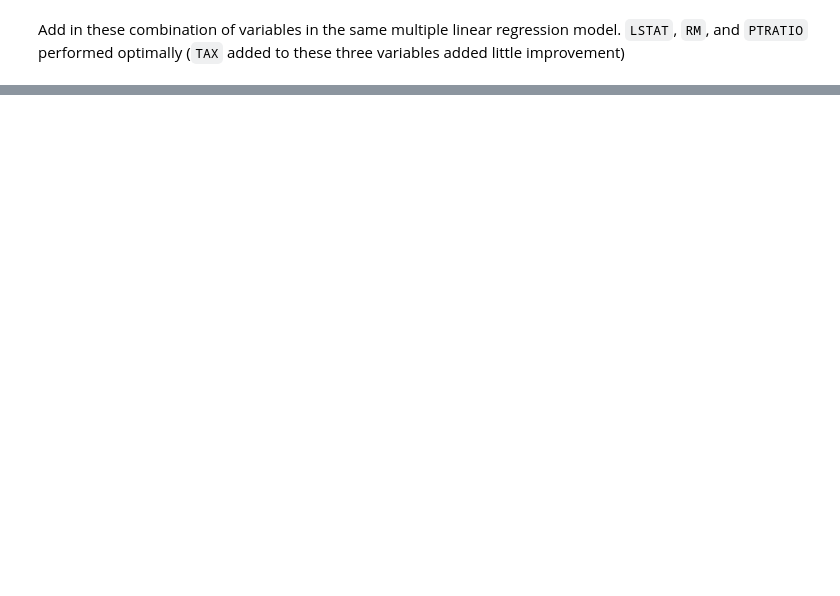
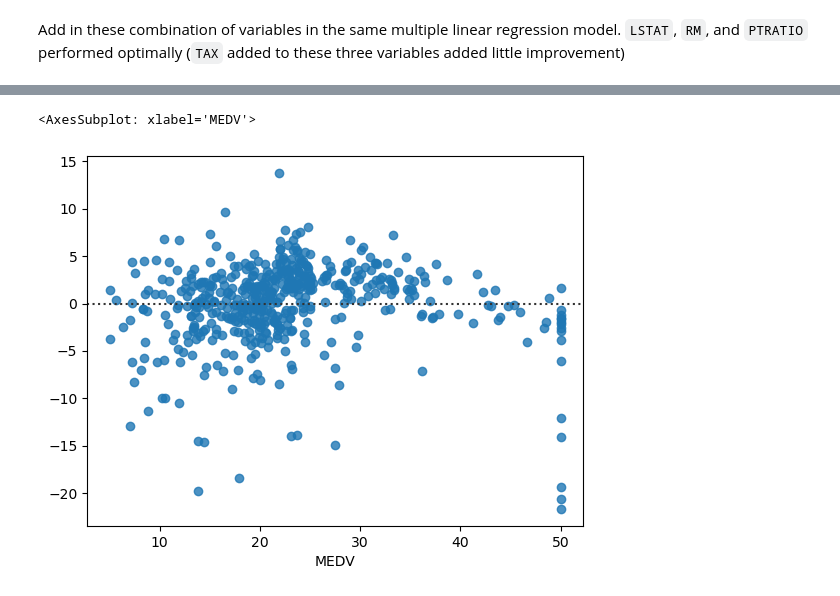
Before and after one commit to b-o-l-l-a/aes-eeng415, a Jupyter notebook: hw4/hw4.ipynb, the cells around one changed output, grey strips where cells are left out. Drawn from its saved outputs; the diff is of its cells as text; code cells hidden in the pictures; blank space fills up the shorter version.

```diff
--- a/hw4/hw4.ipynb
+++ b/hw4/hw4.ipynb
@@ -155,0 +120,20 @@ pd.DataFrame(multi_lm_metrics)
+# %%
+predictor_df_w_interactions = predictor_df.copy()
+
+interaction_lm = []
+
+for idx, first_colname in enumerate(predictor_df):
+    for remaining_cols in range(idx + 1, len(predictor_df.columns)):
+        #print(idx, col)
+        #print(predictor_df_w_interactions.columns[remaining_cols])
+        second_colname = predictor_df_w_interactions.columns[remaining_cols]
+        predictor_df_w_interactions[f"{first_colname}*{second_colname}"] = predictor_df_w_interactions[first_colname] * predictor_df_w_interactions[second_colname]
+
+        X = np.array(predictor_df_w_interactions[f"{first_colname}*{second_colname}"]).reshape(-1, 1)
+        y = np.array(response_df).reshape(-1, 1)
+
+
+        interaction_linear_regr = linear_model.LinearRegression()
+        interaction_linear_regr.fit(X, y)
+        r_squared = interaction_linear_regr.score(X, y)
+        interaction_lm.append({"predictors": f"{first_colname}*{second_colname}", "r_squared" : r_squared})
@@ -155,0 +183,19 @@ pd.DataFrame(multi_lm_metrics)
+# %%
+final_lm = linear_model.LinearRegression()
+
+
+final_lm.fit(predictor_df_w_interactions[["INDUS*NOX", "LSTAT", "RM", "PTRATIO", "TAX"]], response_df)
+r_squared = final_lm.score(predictor_df_w_interactions[["INDUS*NOX", "LSTAT", "RM", "PTRATIO", "TAX"]], response_df)
+# %%
+final_lm = linear_model.LinearRegression()
+final_lm.fit(predictor_df_w_interactions[["LSTAT", "RM", "PTRATIO", "TAX"]], response_df)
+r_squared = final_lm.score(predictor_df_w_interactions[["LSTAT", "RM", "PTRATIO", "TAX"]], response_df)
+
+y_predicted = final_lm.predict(predictor_df_w_interactions[["LSTAT", "RM", "PTRATIO", "TAX"]])
+
+import seaborn as sns
+
+sns.residplot(x=response_df, y=y_predicted)
+# %% [output]
+<AxesSubplot: xlabel='MEDV'>
+[figure, added]
```
Also changed, not shown: parts of 7 cells of this notebook.
